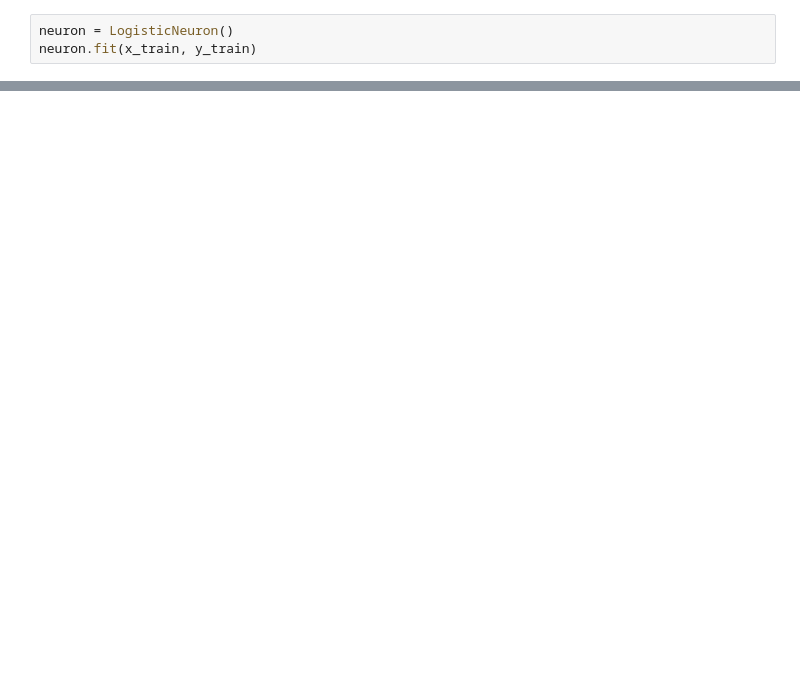
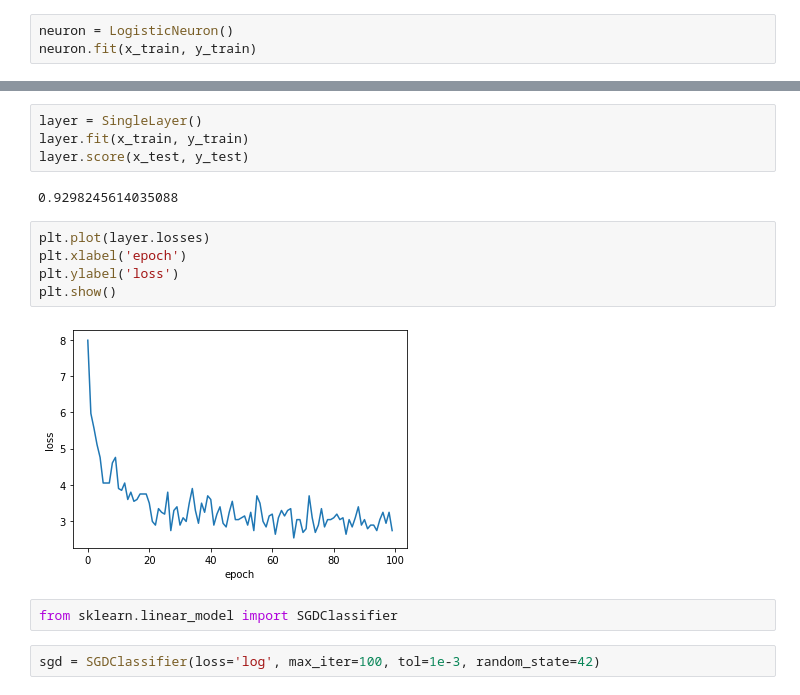
Before and after one commit to gingerthorp/deepLeaning, a Jupyter notebook: study/4_Binary Classifying Neuron/DL4_study.ipynb, the cells around one changed output, grey strips where cells are left out. Drawn from its saved outputs; the diff is of its cells as text; blank space fills up the shorter version.

```diff
--- a/study/4_Binary Classifying Neuron/DL4_study.ipynb
+++ b/study/4_Binary Classifying Neuron/DL4_study.ipynb
@@ -102,0 +155,17 @@ np.mean(neuron.predict(x_test) == y_test)
+# %%
+layer = SingleLayer()
+layer.fit(x_train, y_train)
+layer.score(x_test, y_test)
+# %% [output]
+0.9298245614035088
+# %%
+plt.plot(layer.losses)
+plt.xlabel('epoch')
+plt.ylabel('loss')
+plt.show()
+# %% [output]
+[figure, added]
+# %%
+from sklearn.linear_model import SGDClassifier
+# %%
+sgd = SGDClassifier(loss='log', max_iter=100, tol=1e-3, random_state=42)
```
Also changed, not shown: parts of 13 cells of this notebook.
